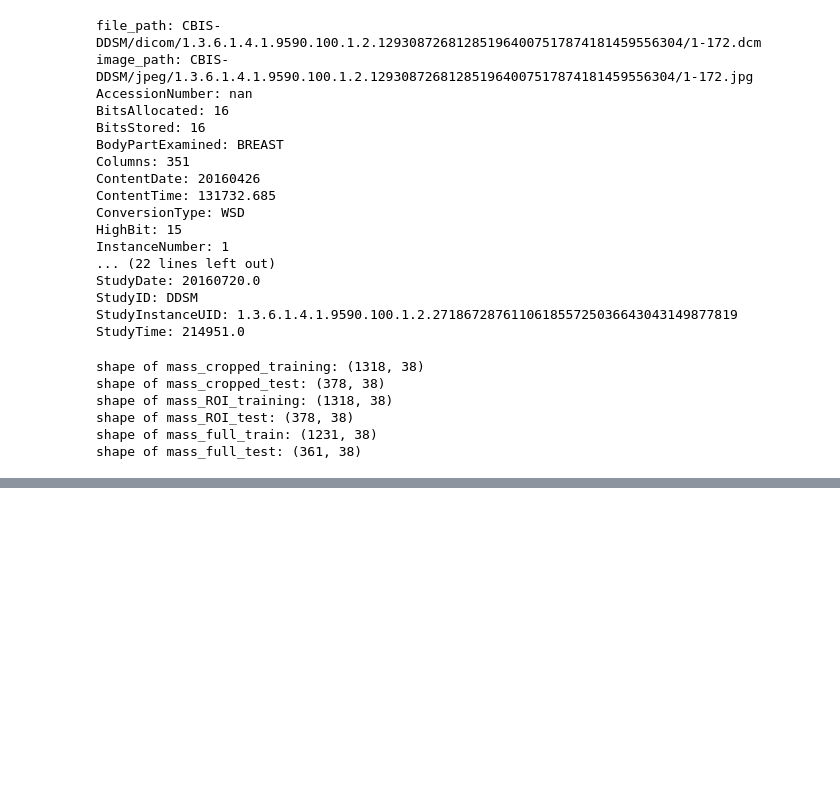
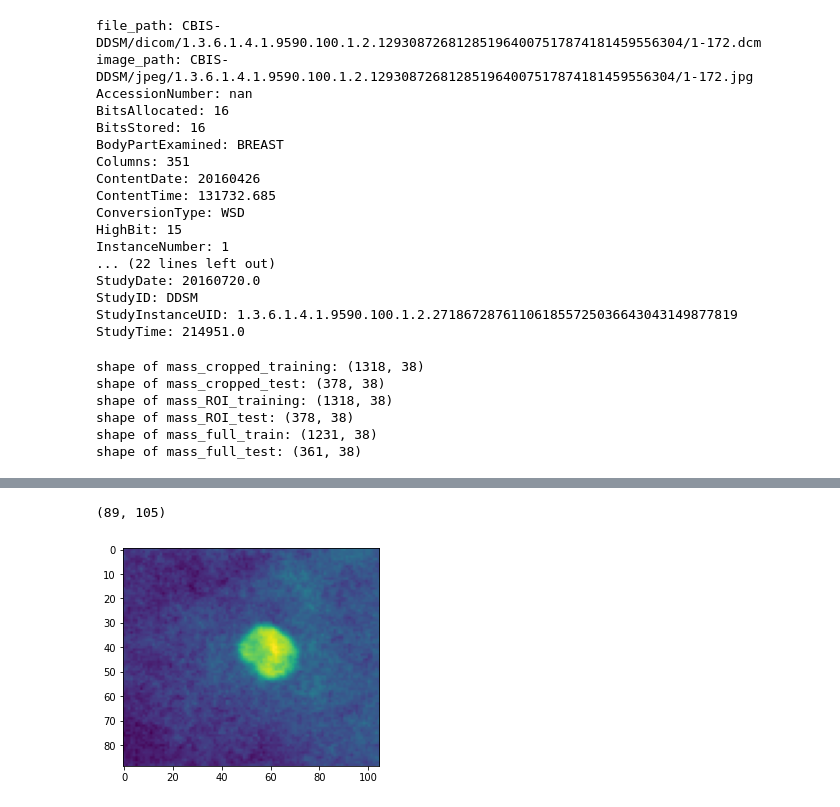
Before and after one commit to Stjernelund/Mammography-Cancer-Classification, a Jupyter notebook: test.ipynb, the cells around one changed output, grey strips where cells are left out. Saved outputs shown, nothing was run; the diff lists cells and outputs as text; code cells hidden in the pictures; blank space fills up the shorter version.

```diff
--- a/test.ipynb
+++ b/test.ipynb
@@ -104,0 +295,10 @@ show_images(img_Full, img_Cropped, img_ROI)
+# %%
+
+img_path ='archive/jpeg/1.3.6.1.4.1.9590.100.1.2.1050732812368960921696754300312512383/1-281.jpg'
+img = cv.imread(img_path, cv.IMREAD_GRAYSCALE)
+print(img.shape)
+plt.imshow(img)
+plt.show()
+# %% [output]
+(89, 105)
+[figure, added]
```
Also changed, not shown: parts of 12 cells of this notebook, 1 other file.
